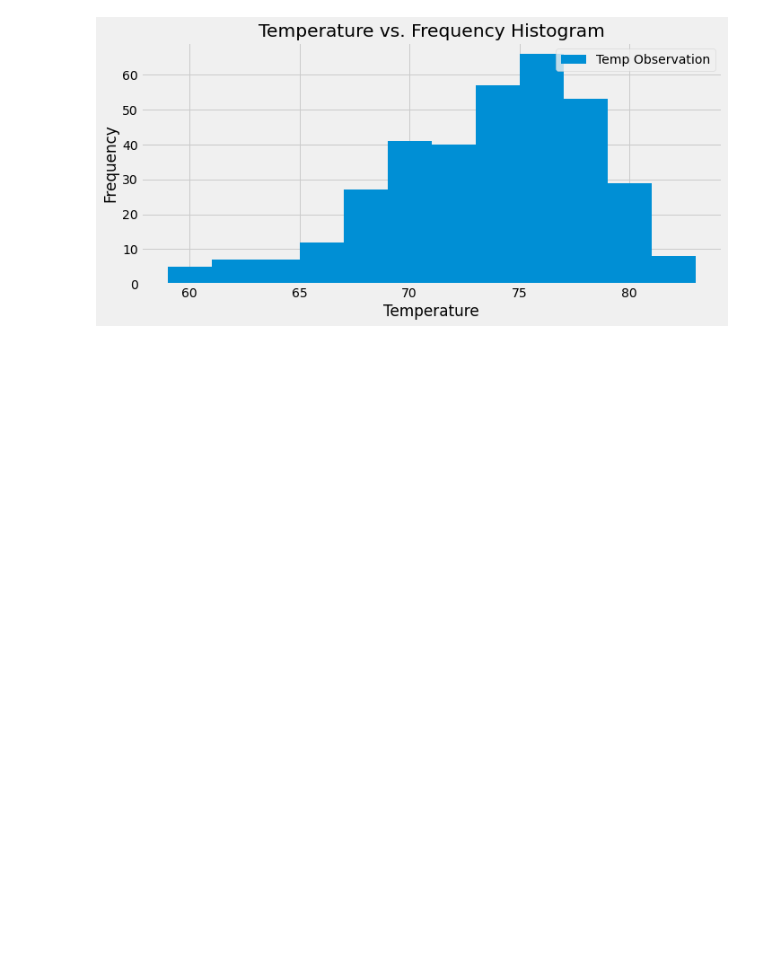
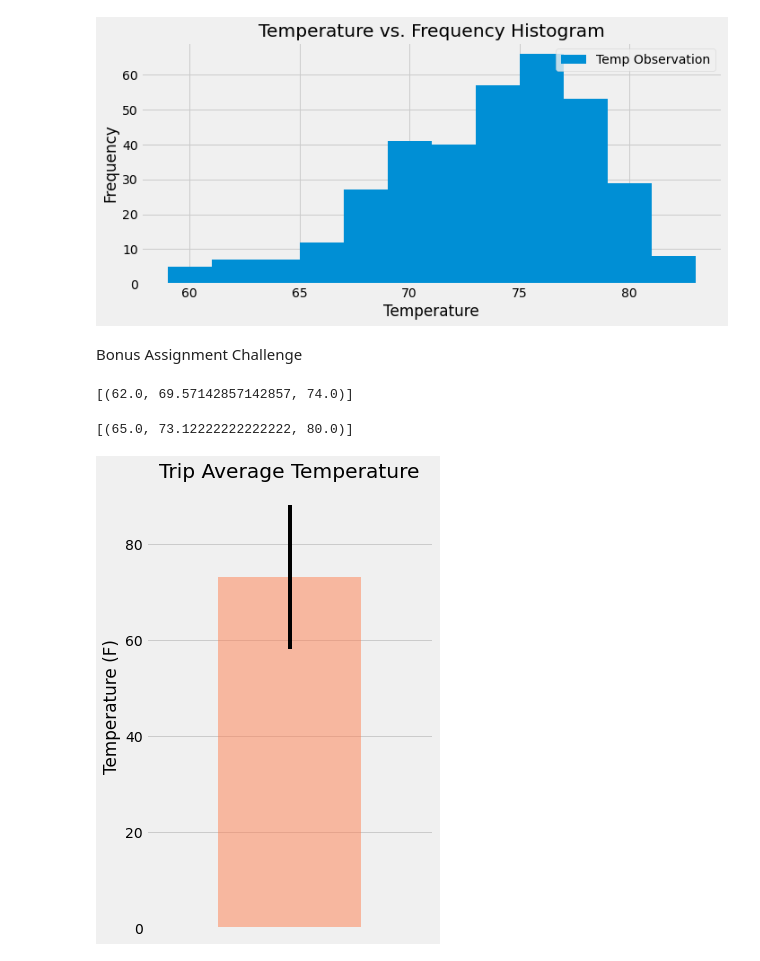
Before and after one commit to nehuffman13/sqlalchemy-challenge, a Jupyter notebook: app.py.ipynb, the cells around one changed output. Cells and saved outputs as stored; diff of their text form; code cells hidden in the pictures; blank space fills up the shorter version.

```diff
--- a/app.py.ipynb
+++ b/app.py.ipynb
@@ -137,3 +137,51 @@ plt.savefig("Images/temp_vs_freq.png")
 plt.show()
 # %% [output]
 [figure]
+# %% [markdown]
+Bonus Assignment Challenge
+# %%
+# This Function Called `calc_temps` Will Accept Start Date and End Date in the Format `%Y-%m-%d`
+# and Return the Minimum, Average, and Maximum Temperatures for that Range of Dates
+def calc_temps(start_date, end_date):
+    """TMIN, TAVG, and TMAX for a list of dates.
+
+    Args:
+        start_date (string): A date string in the format %Y-%m-%d
+        end_date (string): A date string in the format %Y-%m-%d
+
+    Returns:
+        TMIN, TAVG, and TMAX
+    """
+
+    return session.query(func.min(Measurement.tobs), func.avg(Measurement.tobs), func.max(Measurement.tobs)).\
+        filter(Measurement.date >= start_date).filter(Measurement.date <= end_date).all()
+
+# Function Usage Example
+print(calc_temps('2012-02-28', '2012-03-05'))
+# %% [output]
+[(62.0, 69.57142857142857, 74.0)]
+# %%
+# Use the `calc_temps` Function to Calculate the min, avg, and max Temperatures for Your Trip
+# Using the Previous Year's Data for Those Same Dates
+my_trip = calc_temps("2017-03-14", "2017-03-28")
+my_trip
+# %% [output]
+[(65.0, 73.12222222222222, 80.0)]
+# %%
+# Load the Results as a Pandas DataFrame
+my_trip_df = pd.DataFrame(my_trip, columns=["TMIN", "TAVG", "TMAX"])
+
+# Plot the min, avg, and max Temperatures from the Previous Query as a Bar Chart
+# Use "Trip Average Temperature" as the Title
+# Use the Average Temperature for the y Value
+# Use the Peak-to-Peak (max-min) Value as the y Error Bar (yerr)
+my_trip_df.plot.bar(y="TAVG", yerr=(my_trip_df["TMAX"] - my_trip_df["TMIN"]),
+                    title="Trip Average Temperature", color="coral",
+                    alpha=0.5, figsize=(5,7), legend=None)
+plt.xticks([])
+plt.ylabel("Temperature (F)")
+plt.tight_layout()
+plt.savefig("Images/trip_average_temperature.png")
+plt.show()
+# %% [output]
+[figure, added]
```
Also changed, not shown: 1 other file.
